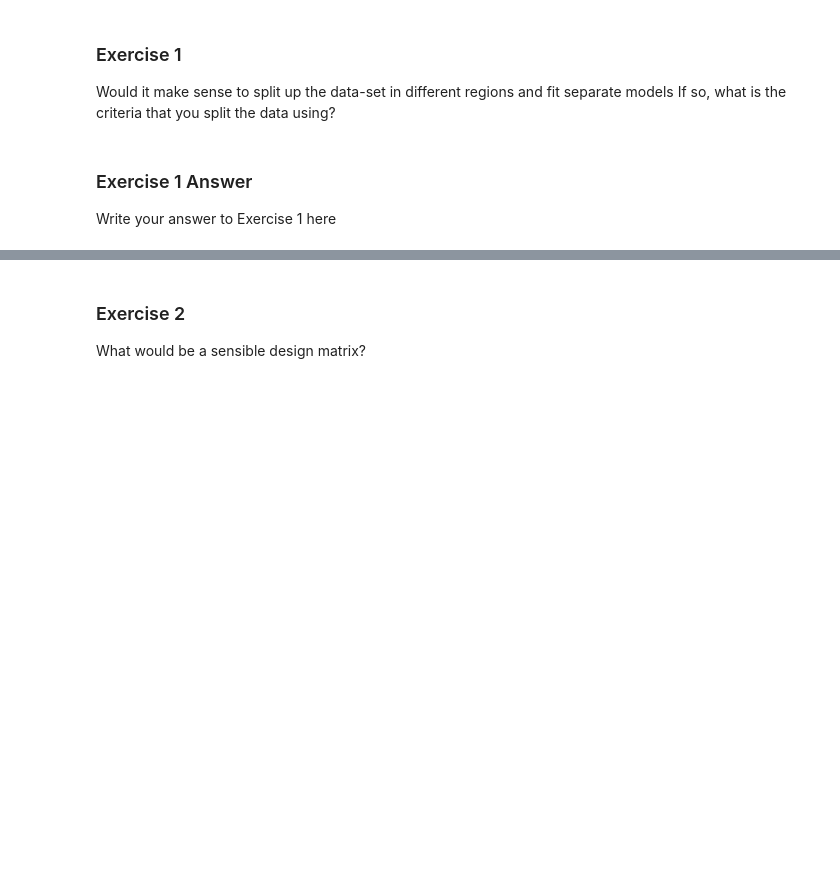
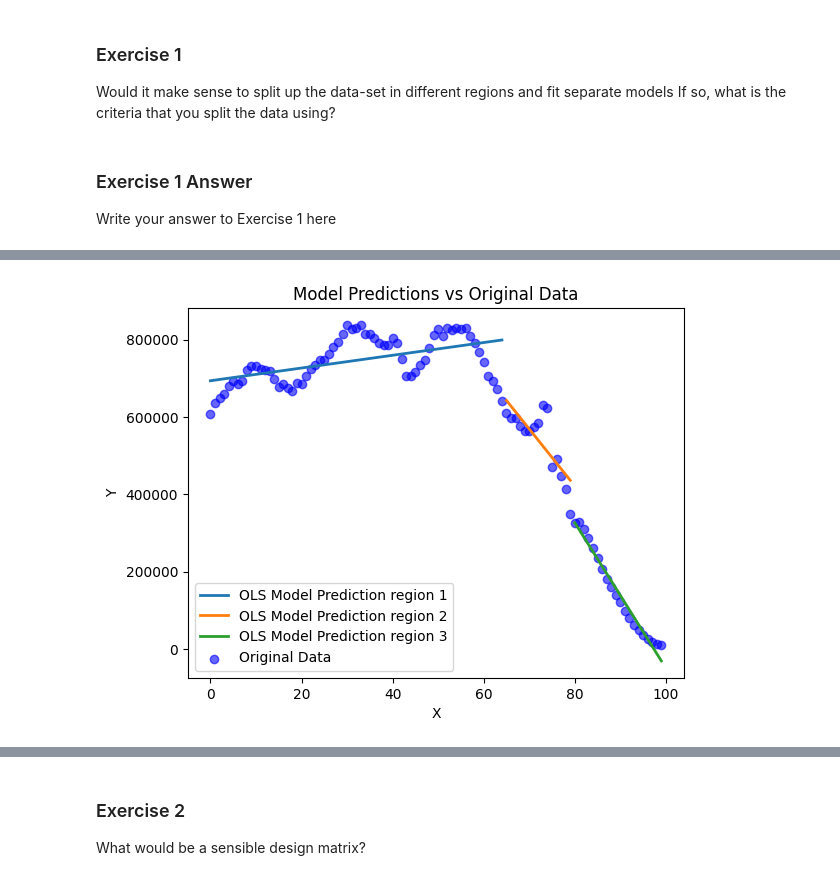
Before and after one commit to TomChen1501/CST, a Jupyter notebook: _notebooks/03-address_glm.ipynb, the cells around one changed output, grey strips where cells are left out. Saved outputs shown, nothing was run; the diff lists cells and outputs as text; code cells hidden in the pictures; blank space fills up the shorter version.

```diff
--- a/_notebooks/03-address_glm.ipynb
+++ b/_notebooks/03-address_glm.ipynb
@@ -813,0 +898,26 @@ Write your answer to Exercise 1 here
+# %%
+import statsmodels.api as sm
+import numpy as np
+import matplotlib.pyplot as plt
+
+x = np.array(range(100))
+y = d
+
+predictions = []
+y_pred = []
+for i, (x_seg, y_seg) in enumerate(segments_1):
+  X = sm.add_constant(x_seg)
+  model = sm.OLS(y_seg, X).fit()
+
+  y_pred = model.predict(X)
+  plt.plot(x_seg, y_pred, label=f"OLS Model Prediction region {i+1}", linewidth=2)
+  predictions.append((x_seg, y_pred))
+
+plt.scatter(x, y, color='blue', label="Original Data", alpha=0.6)
+plt.legend()
+plt.title("Model Predictions vs Original Data")
+plt.xlabel("X")
+plt.ylabel("Y")
+plt.show()
+# %% [output]
+[figure, added]
```
Also changed, not shown: parts of 21 cells of this notebook.
